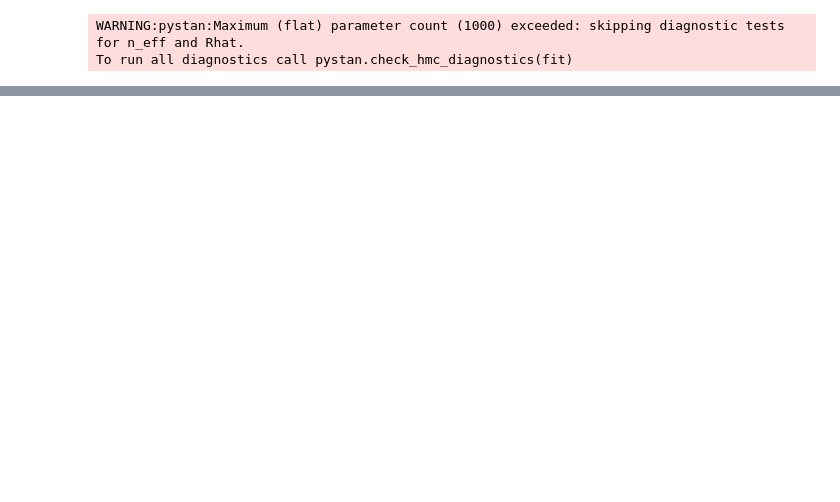
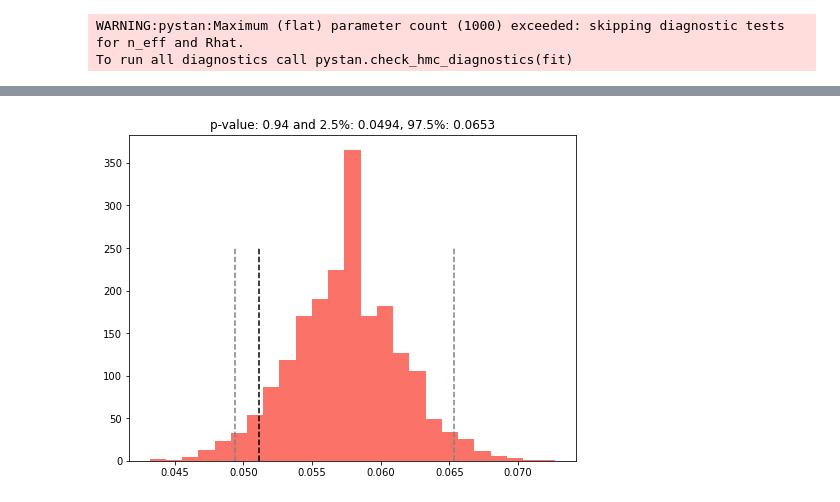
Before and after one commit to maw501/BDA3-python-demos, a Jupyter notebook: demos_ch6/smoking-example.ipynb, the cells around one changed output, grey strips where cells are left out. Cells and saved outputs as stored; diff of their text form; code cells hidden in the pictures; blank space fills up the shorter version.

```diff
--- a/demos_ch6/smoking-example.ipynb
+++ b/demos_ch6/smoking-example.ipynb
@@ -84,0 +113,9 @@ ax.set_title(f"p-value: {(np.mean(never_smokers_test_statistic > never_smokers_t
+# %%
+fig, ax = plt.subplots(figsize=(8, 6))
+ax.hist(always_smokers_test_statistic, bins=25, color="#fa7268");
+ax.vlines(qs[0], 0, 250, linestyle="--", color="grey");
+ax.vlines(qs[1], 0, 250, linestyle="--", color="grey");
+ax.vlines(always_smokers_test_statistic_y, 0, 250, linestyle="--", label="$T(y)$");
+ax.set_title(f"p-value: {(np.mean(always_smokers_test_statistic > always_smokers_test_statistic_y)):.2f} and 2.5%: {qs[0]:.4f}, 97.5%: {qs[1]:.4f}");
+# %% [output]
+[figure, added]
```
Also changed, not shown: parts of 15 cells of this notebook, 1 other file.
